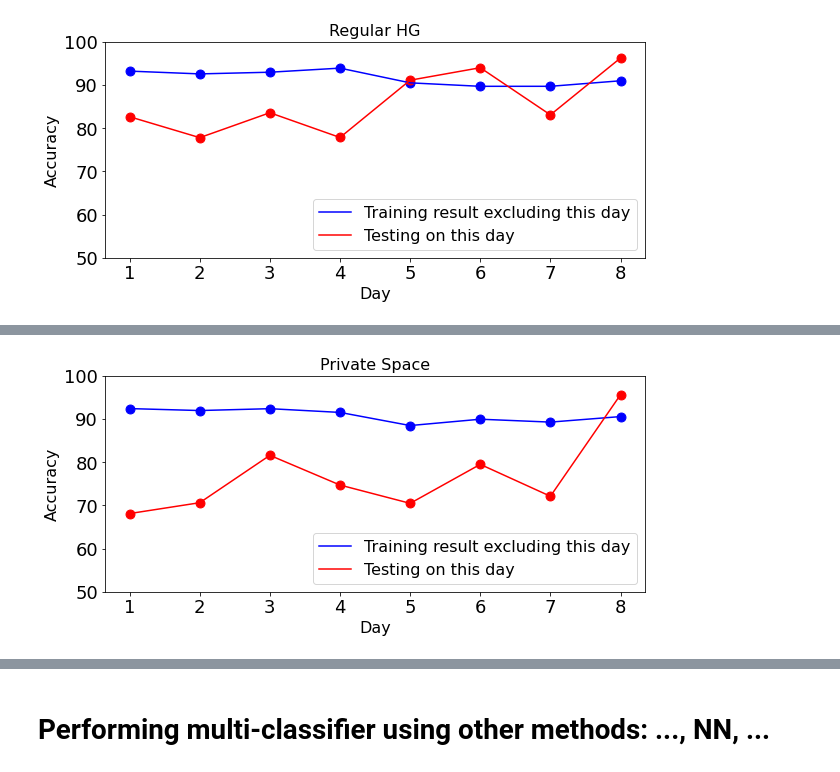
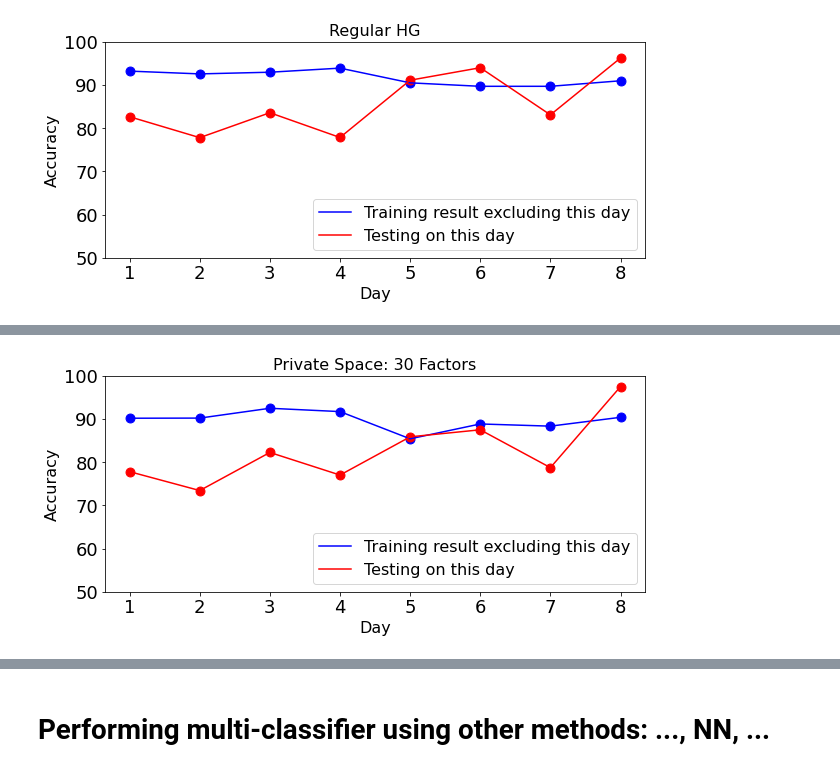
Before and after one commit to RezaAbiri2020/FAforDiscreteControl, a Jupyter notebook: Robustness_FA_Classification.ipynb, the cells around one changed output, grey strips where cells are left out. Cells and saved outputs as stored; diff of their text form; code cells hidden in the pictures.

```diff
--- a/Robustness_FA_Classification.ipynb
+++ b/Robustness_FA_Classification.ipynb
@@ -511,0 +478,18 @@ accuracy_holdout
+# %%
+import matplotlib
+import matplotlib.pyplot as plt
+%matplotlib inline
+matplotlib.rcParams.update({'font.size': 18})
+ListLegend = ['Explained Variance']
+t_Day = np.arange(1,9,1)
+fig = plt.figure(figsize=(10,4))
+# since here we have one plot (and not subplots), the usage of these floats numbers are necessary rather than using 0 or 1
+ax = fig.add_axes([0.1,0.16,0.75,0.75])
+ax.scatter(t_Day,factor_variance,s=80, c='b')
+ax.plot(t_Day,factor_variance,'b', label=ListLegend[0])
+ax.set_ylim([50,100])
+ax.set_title('Explanied Variance by '+str(Dim)+' Factors',fontsize=16)
+ax.set_xlabel('Day',fontsize=16)
+ax.set_ylabel('Explained Variance(%)',fontsize=16)
+ax.legend(loc=4,prop={'size': 16})
+plt.savefig('ExplainedVariance_'+str(Dim)+'Factors.png',facecolor='w', transparent=False, dpi=300)
@@ -582,26 +571,27 @@ plt.savefig('Accuracies_SharedSpace.png',facecolor='w', transparent=False, dpi=3
 # %%
-import matplotlib
-import matplotlib.pyplot as plt
-%matplotlib inline
-#%matplotlib notebook
-matplotlib.rcParams.update({'font.size': 18})
+if Case_class == 4:
+    import matplotlib
+    import matplotlib.pyplot as plt
+    %matplotlib inline
+    #%matplotlib notebook
+    matplotlib.rcParams.update({'font.size': 18})
 
-ListLegend = ['Training result excluding this day','Testing on this day']
-t_Day = np.arange(1,9,1)
-fig = plt.figure(figsize=(10,4))
-ax = fig.add_axes([0.1,0.16,0.75,0.75])
-ax.scatter(t_Day,accuracy_training,s=80, c='b')
-ax.plot(t_Day,accuracy_training,'b', label=ListLegend[0])
-ax.scatter(t_Day,accuracy_holdout,s=80, c='r')
-ax.plot(t_Day,accuracy_holdout,'r',label=ListLegend[1])
-ax.set_ylim([50,100])
-ax.set_title('Private Space',fontsize=16)
-ax.set_xlabel('Day',fontsize=16)
-ax.set_ylabel('Accuracy',fontsize=16)
-ax.legend(loc=4,prop={'size': 16})
-plt.savefig('Accuracies_PrivateSpace.png',facecolor='w', transparent=False, dpi=300)
+    ListLegend = ['Training result excluding this day','Testing on this day']
+    t_Day = np.arange(1,9,1)
+    fig = plt.figure(figsize=(10,4))
+    ax = fig.add_axes([0.1,0.16,0.75,0.75])
+    ax.scatter(t_Day,accuracy_training,s=80, c='b')
+    ax.plot(t_Day,accuracy_training,'b', label=ListLegend[0])
+    ax.scatter(t_Day,accuracy_holdout,s=80, c='r')
+    ax.plot(t_Day,accuracy_holdout,'r',label=ListLegend[1])
+    ax.set_ylim([50,100])
+    ax.set_title('Private Space: '+str(Dim)+' Factors',fontsize=16)
+    ax.set_xlabel('Day',fontsize=16)
+    ax.set_ylabel('Accuracy',fontsize=16)
+    ax.legend(loc=4,prop={'size': 16})
+    plt.savefig('Accuracies_PrivateSpace_'+str(Dim)+'Factors.png',facecolor='w', transparent=False, dpi=300)
 # %% [output]
-[figure, old version]
+[figure, new version]
 # %%
 w = confusion_matrix(y_holdout, predictions_holdout_multi)
 plt.imshow(w, cmap='coolwarm')
```
Also changed, not shown: parts of 12 cells of this notebook, 18 other files.
